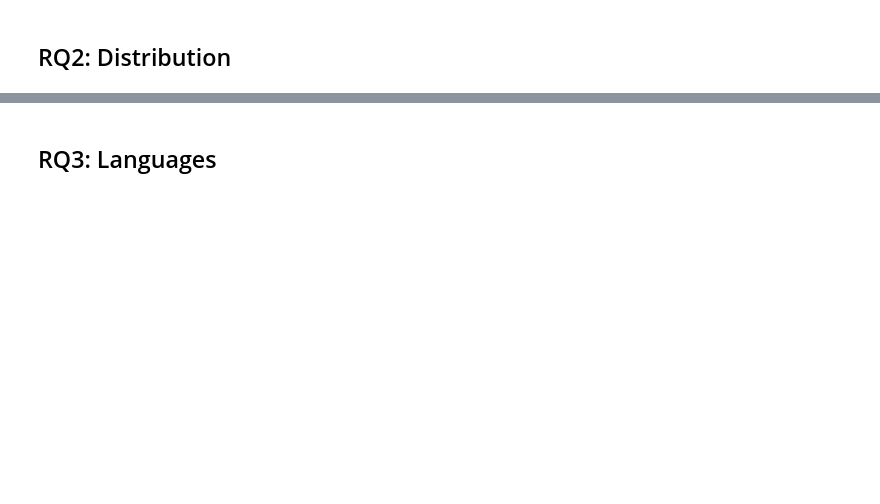
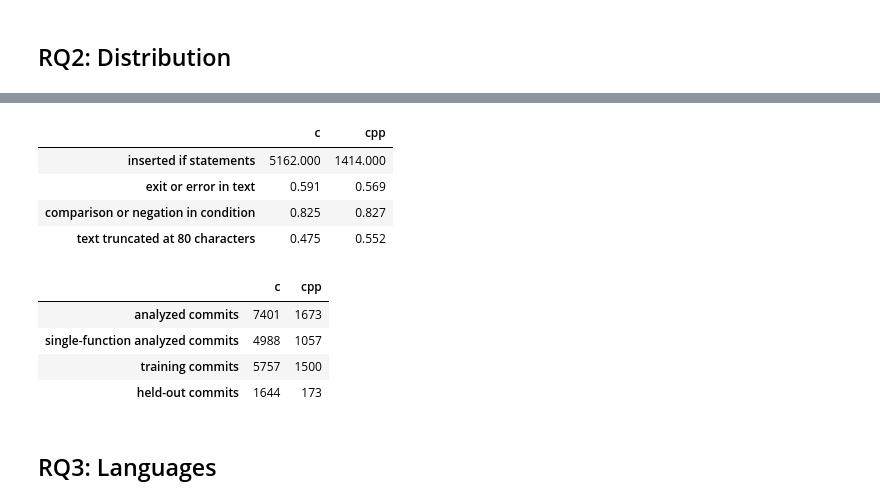
Before and after one commit to KatelynVanDyke/thesis, a Jupyter notebook: thesis.ipynb, the cells around one changed output, grey strips where cells are left out. Drawn from its saved outputs; the diff is of its cells as text; code cells hidden in the pictures; blank space fills up the shorter version.

Commit message:
Expanded analysis

```diff
--- a/thesis.ipynb
+++ b/thesis.ipynb
@@ -829,3 +1037,37 @@ save(pd.concat(examples).set_index(["language", "change_type"]), "rq2_examples")
+# %%
+# RQ2 supplement: what the inserted if statements look like, and the commit bases of the tables.
+# (C: 5,162 inserted ifs, exit/error 59.1%, comparison/negation 82.5%;
+#  C++: 1,414, 56.9%, 82.7%; about half truncated at 80 characters)
+# Also saves the analyzed and single-function commit counts used as table bases
+# (C 7,401 / 4,988; C++ 1,673 / 1,057) and the analyzed fold sizes
+# (training 5,757 / 1,500; held-out 1,644 / 173).
+EXIT = r"\b(?:return|goto|break|continue|throw|abort|exit)\b|err|ERR|fail|FAIL|invalid|INVALID|-E[A-Z]{2,}"
+COND = r"==|!=|<=|>=|(?<![-<>])<(?![<=])|(?<![-<>])>(?![>=])|!\s*[\w(]"
+guards, bases = {}, {}
+for lang, d in changes.items():
+    ins = d[(d["kind"] == "insert") & (d["type"] == "if_statement") & (d["parent"] == "compound_statement")]["after"].astype(str)
+    cond = ins.str.extract(r"^if\s*\((.*)", expand=False).fillna(ins)
+    exits, comps = ins.str.contains(EXIT, regex=True), cond.str.contains(COND, regex=True)
+    guards[lang] = {"inserted if statements": len(ins), "exit or error in text": round(exits.mean(), 3),
+                    "comparison or negation in condition": round(comps.mean(), 3),
+                    "text truncated at 80 characters": round((ins.str.len() >= 80).mean(), 3)}
+    bases[lang] = {"analyzed commits": d["commit"].nunique(),
+                   "single-function analyzed commits": d.loc[d["single_function"] == 1, "commit"].nunique(),
+                   "training commits": d.loc[d["fold"] == "train", "commit"].nunique(),
+                   "held-out commits": d.loc[d["fold"] == "test", "commit"].nunique()}
+display(save(pd.DataFrame(guards), "rq2_guards"))
+display(save(pd.DataFrame(bases), "analysis_bases"))
+# %% [output]
+|  | c | cpp |
+| inserted if statements | 5162.000 | 1414.000 |
+| exit or error in text | 0.591 | 0.569 |
+| comparison or negation in condition | 0.825 | 0.827 |
+| text truncated at 80 characters | 0.475 | 0.552 |
+|  | c | cpp |
+| analyzed commits | 7401 | 1673 |
+| single-function analyzed commits | 4988 | 1057 |
+| training commits | 5757 | 1500 |
+| held-out commits | 1644 | 173 |
 # %% [markdown]
 ## RQ3: Languages
 # %%
```
Also changed, not shown: parts of 14 cells of this notebook, 5 other files.
